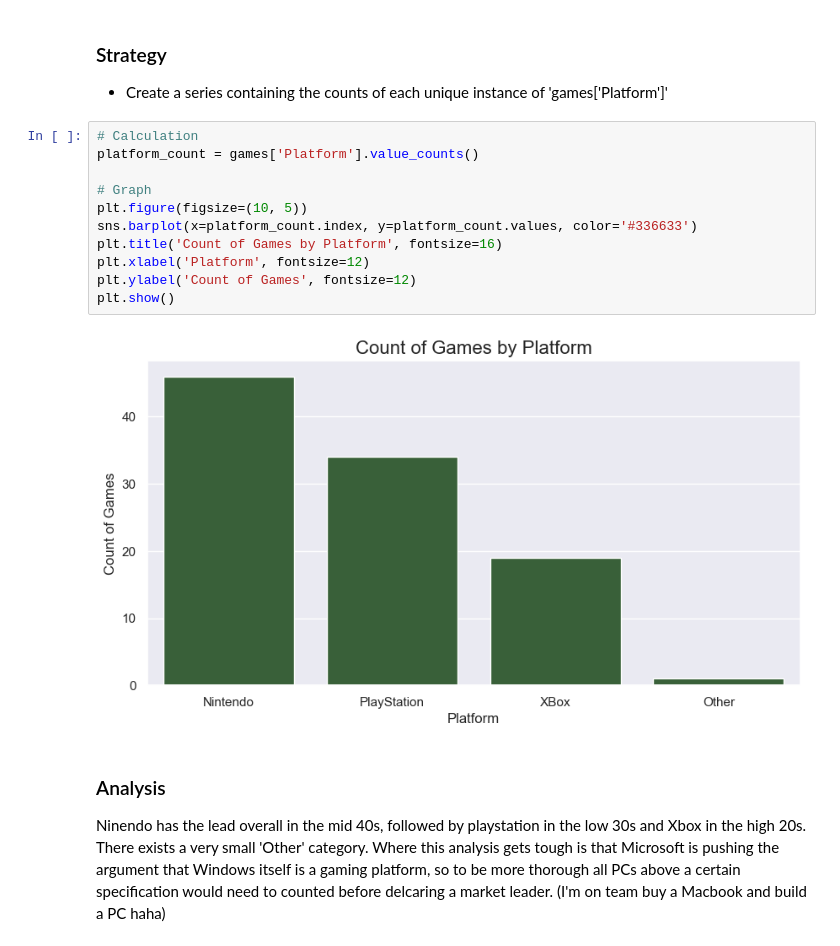
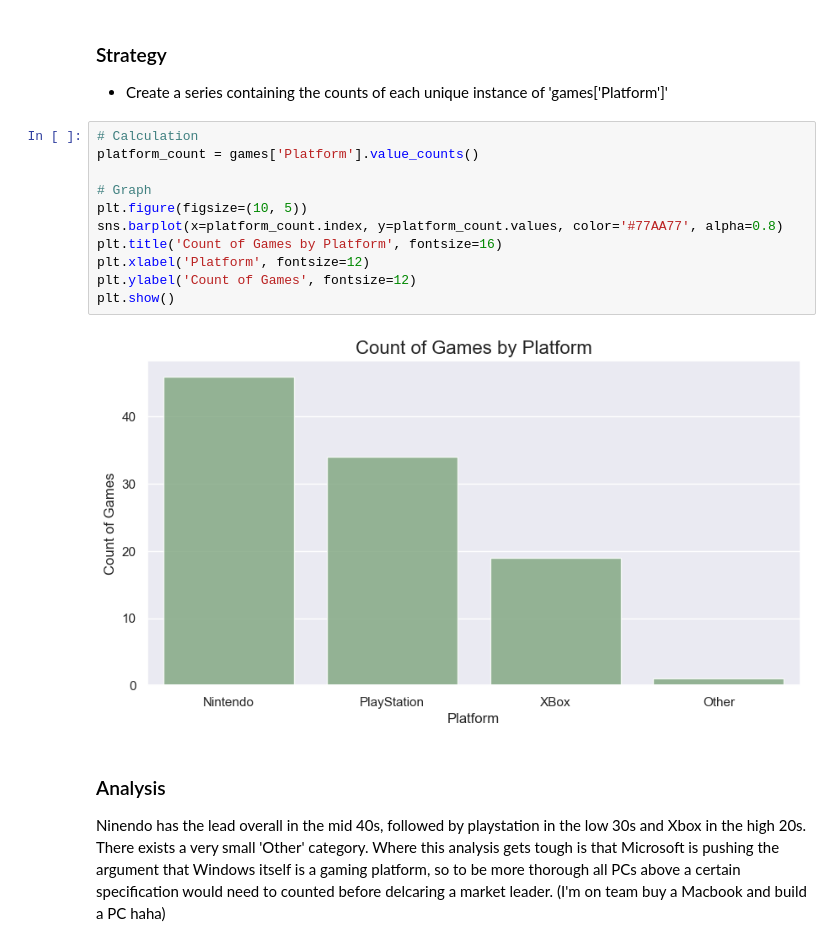
Before and after one commit to dtoshm/data_project_six, a Jupyter notebook: game_sales_analysis.ipynb, the cells around one changed output. Drawn from its saved outputs; the diff is of its cells as text.

Commit message:
0.9.7 - Pretty colors.
But on my designer hat and tried to make everything look nice.

```diff
--- a/game_sales_analysis.ipynb
+++ b/game_sales_analysis.ipynb
@@ -178,16 +178,16 @@ Count of Games by Platform: Create a bar (or column) chart to show the total num
 # %%
 # Calculation
 platform_count = games['Platform'].value_counts()
 
 # Graph
 plt.figure(figsize=(10, 5))
-sns.barplot(x=platform_count.index, y=platform_count.values, color='#336633')
+sns.barplot(x=platform_count.index, y=platform_count.values, color='#77AA77', alpha=0.8)
 plt.title('Count of Games by Platform', fontsize=16)
 plt.xlabel('Platform', fontsize=12)
 plt.ylabel('Count of Games', fontsize=12)
 plt.show()
 # %% [output]
-[figure, old version]
+[figure, new version]
 # %% [markdown]
 ### Analysis
 Ninendo has the lead overall in the mid 40s, followed by playstation in the low 30s and Xbox in the high 20s. There exists a very small 'Other' category. Where this analysis gets tough is that Microsoft is pushing the argument that Windows itself is a gaming platform, so to be more thorough all PCs above a certain specification would need to counted before delcaring a market leader. (I'm on team buy a Macbook and build a PC haha)
```
Also changed, not shown: parts of 8 cells of this notebook.
